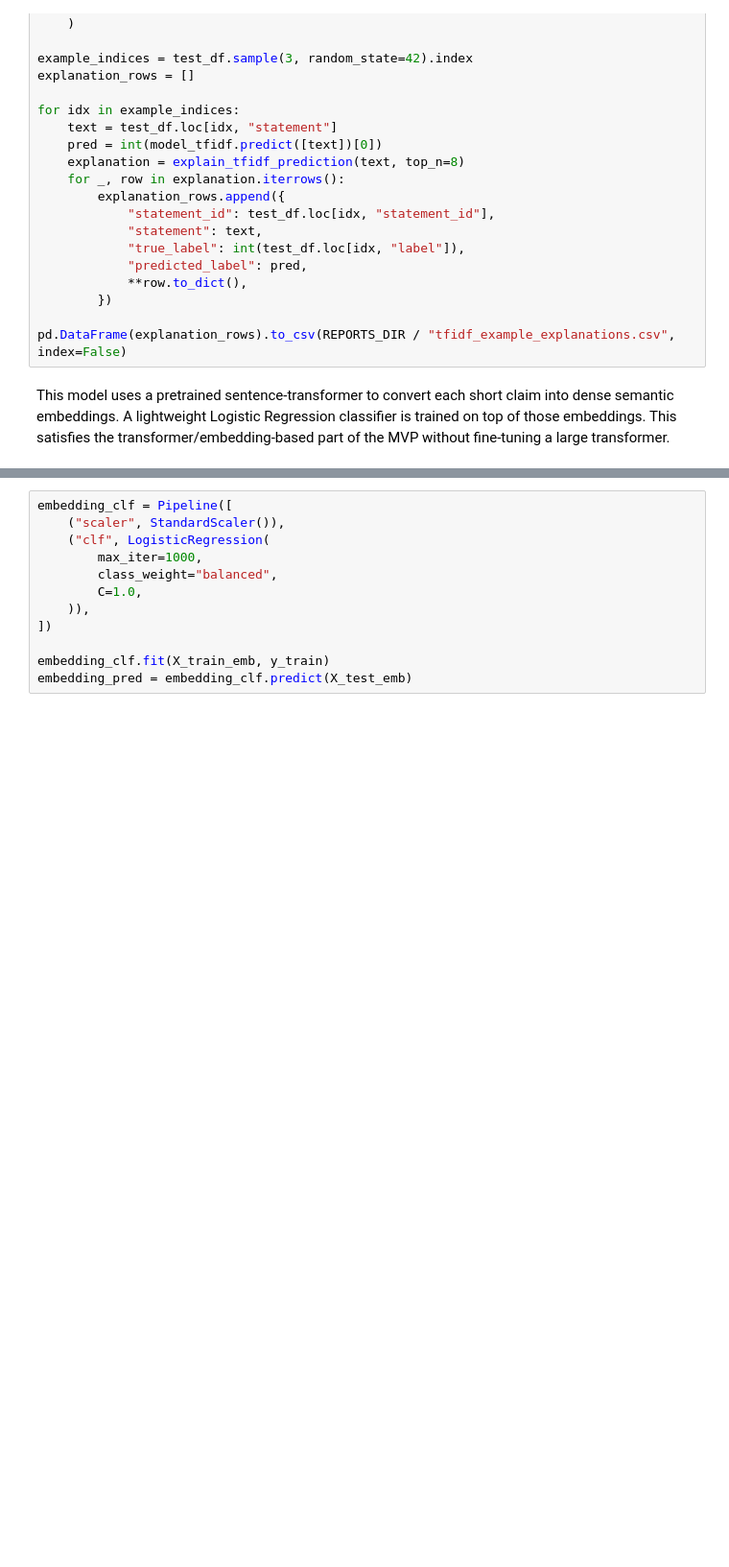
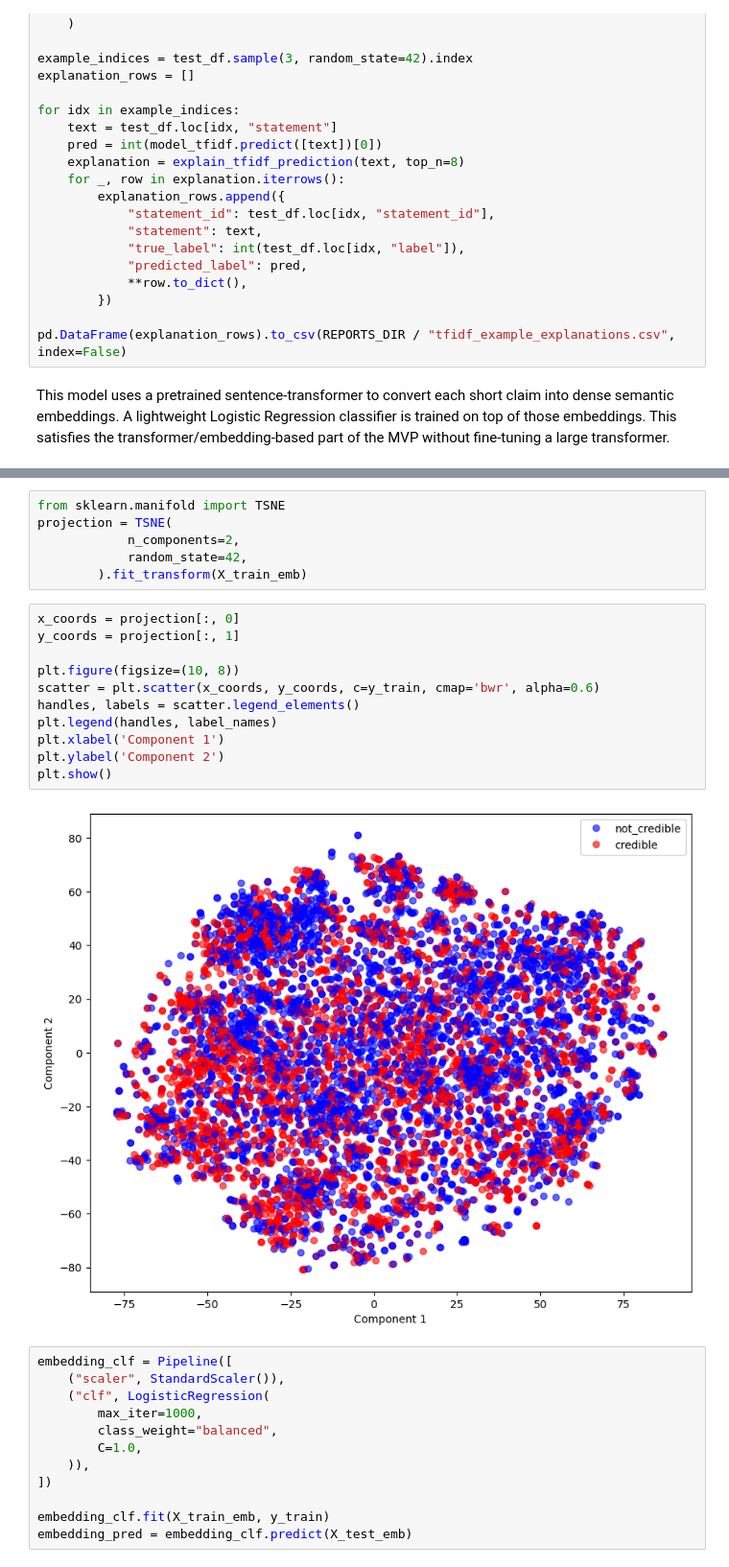
Before and after one commit to greyish-pelagia/news-credibility, a Jupyter notebook: analysis.ipynb, the cells around one changed output, grey strips where cells are left out. Shown at 96% size. Saved outputs shown, nothing was run; the diff lists cells and outputs as text; blank space fills up the shorter version.

```diff
--- a/analysis.ipynb
+++ b/analysis.ipynb
@@ -258,3 +258,22 @@ Warning: You are sending unauthenticated requests to the HF Hub. Please set a HF
+# %%
+from sklearn.manifold import TSNE
+projection = TSNE(
+            n_components=2,
+            random_state=42,
+        ).fit_transform(X_train_emb)
+# %%
+x_coords = projection[:, 0]
+y_coords = projection[:, 1]
+
+plt.figure(figsize=(10, 8))
+scatter = plt.scatter(x_coords, y_coords, c=y_train, cmap='bwr', alpha=0.6)
+handles, labels = scatter.legend_elements()
+plt.legend(handles, label_names)
+plt.xlabel('Component 1')
+plt.ylabel('Component 2')
+plt.show()
+# %% [output]
+[figure, added]
 # %%
 embedding_clf = Pipeline([
     ("scaler", StandardScaler()),
```
Also changed, not shown: parts of 16 cells of this notebook, 17 other files.
